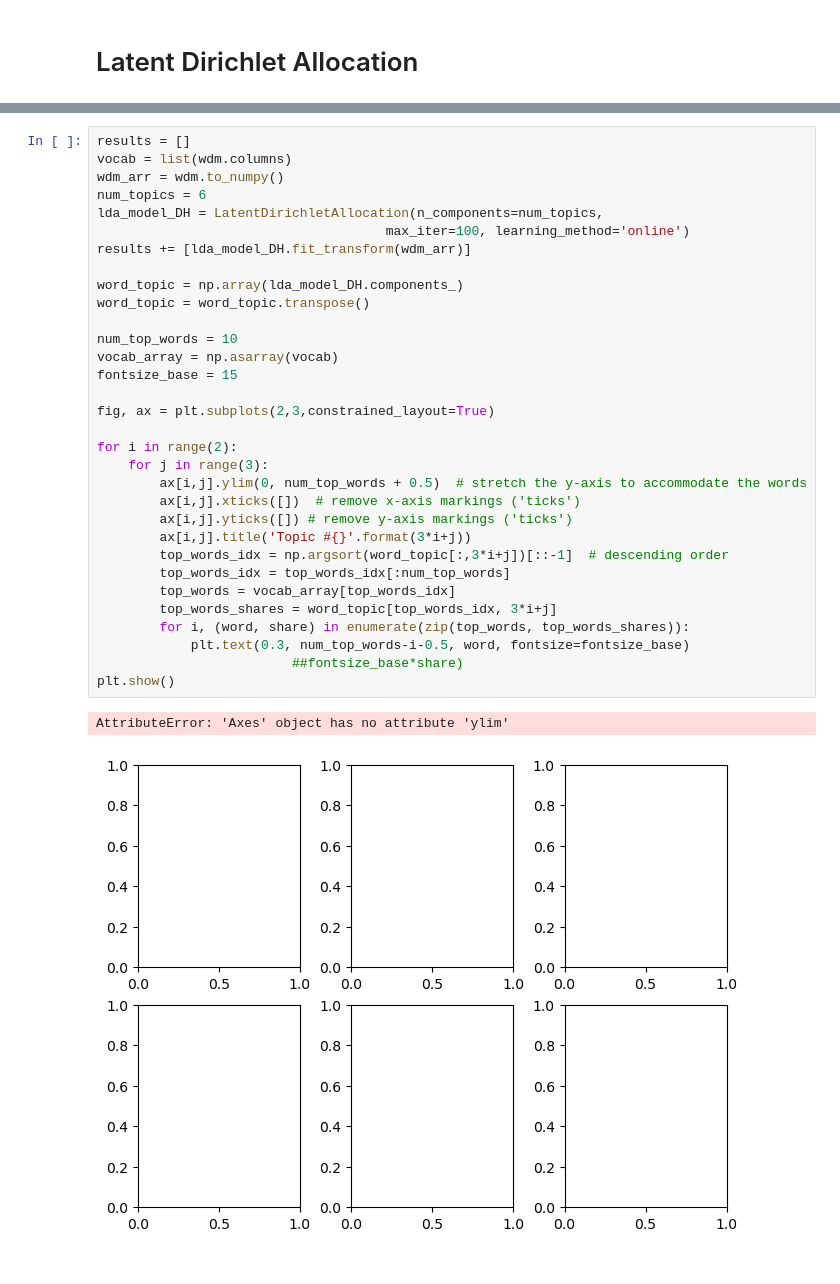
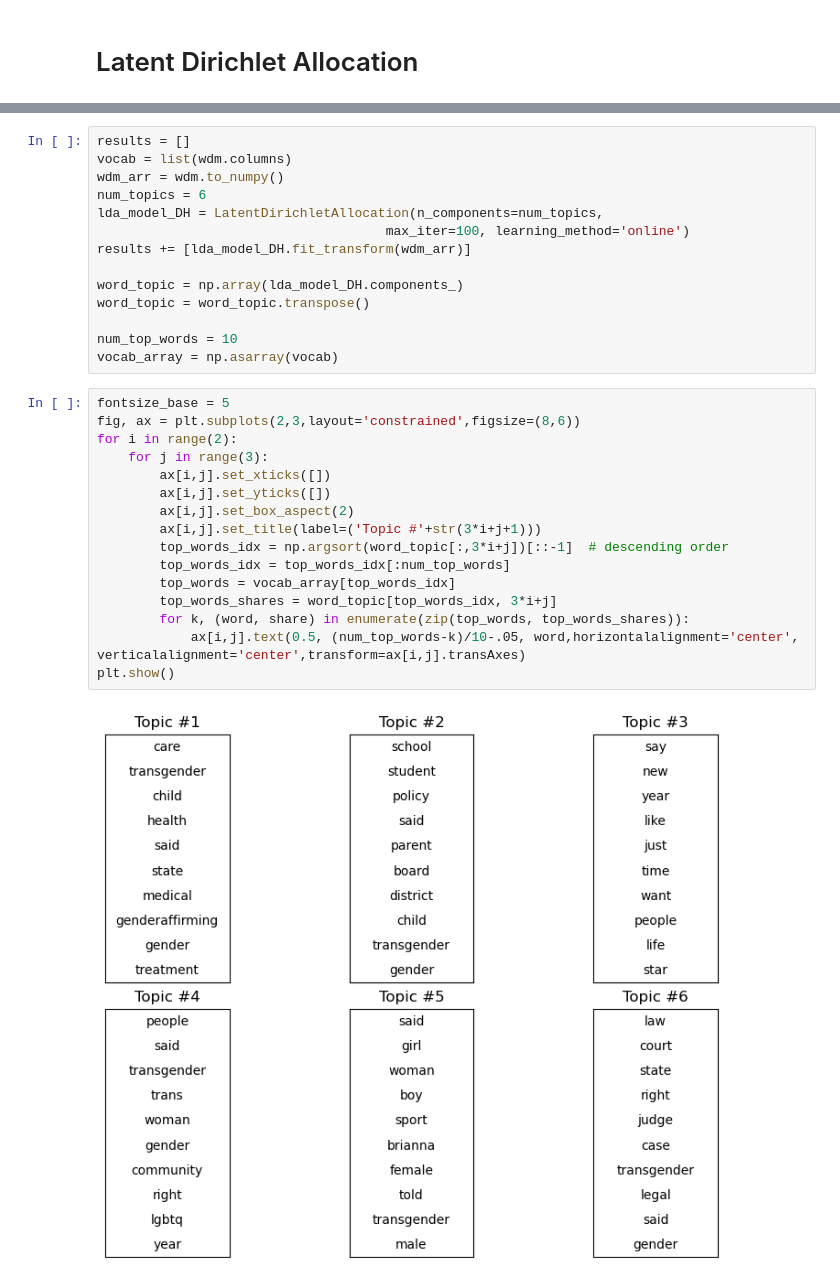
Before and after one commit to EvanMcCormick37/Text-Mining-Research-Project-Spring-2024, a Jupyter notebook: analysis/LDA.ipynb, the cells around one changed output, grey strips where cells are left out. Saved outputs shown, nothing was run; the diff lists cells and outputs as text.

Commit message:
LDA first visualization fixed.

```diff
--- a/analysis/LDA.ipynb
+++ b/analysis/LDA.ipynb
@@ -38,24 +39,21 @@ word_topic = word_topic.transpose()
 
 num_top_words = 10
 vocab_array = np.asarray(vocab)
-fontsize_base = 15
-
-fig, ax = plt.subplots(2,3,constrained_layout=True)
-
-for i in range(2):
-    for j in range(3):
-        ax[i,j].ylim(0, num_top_words + 0.5)  # stretch the y-axis to accommodate the words
-        ax[i,j].xticks([])  # remove x-axis markings ('ticks')
-        ax[i,j].yticks([]) # remove y-axis markings ('ticks')
-        ax[i,j].title('Topic #{}'.format(3*i+j))
-        top_words_idx = np.argsort(word_topic[:,3*i+j])[::-1]  # descending order
-        top_words_idx = top_words_idx[:num_top_words]
-        top_words = vocab_array[top_words_idx]
-        top_words_shares = word_topic[top_words_idx, 3*i+j]
-        for i, (word, share) in enumerate(zip(top_words, top_words_shares)):
-            plt.text(0.3, num_top_words-i-0.5, word, fontsize=fontsize_base)
-                         ##fontsize_base*share)
-plt.show()
-# %% [output]
-AttributeError: 'Axes' object has no attribute 'ylim'
-[figure, removed]
+# %%
+fontsize_base = 5
+fig, ax = plt.subplots(2,3,layout='constrained',figsize=(8,6))
+for i in range(2):
+    for j in range(3):
+        ax[i,j].set_xticks([])
+        ax[i,j].set_yticks([])
+        ax[i,j].set_box_aspect(2)
+        ax[i,j].set_title(label=('Topic #'+str(3*i+j+1)))
+        top_words_idx = np.argsort(word_topic[:,3*i+j])[::-1]  # descending order
+        top_words_idx = top_words_idx[:num_top_words]
+        top_words = vocab_array[top_words_idx]
+        top_words_shares = word_topic[top_words_idx, 3*i+j]
+        for k, (word, share) in enumerate(zip(top_words, top_words_shares)):
+            ax[i,j].text(0.5, (num_top_words-k)/10-.05, word,horizontalalignment='center', verticalalignment='center',transform=ax[i,j].transAxes)
+plt.show()
+# %% [output]
+[figure, added]
```
Also changed, not shown: parts of 1 cell of this notebook, 1 other file.
